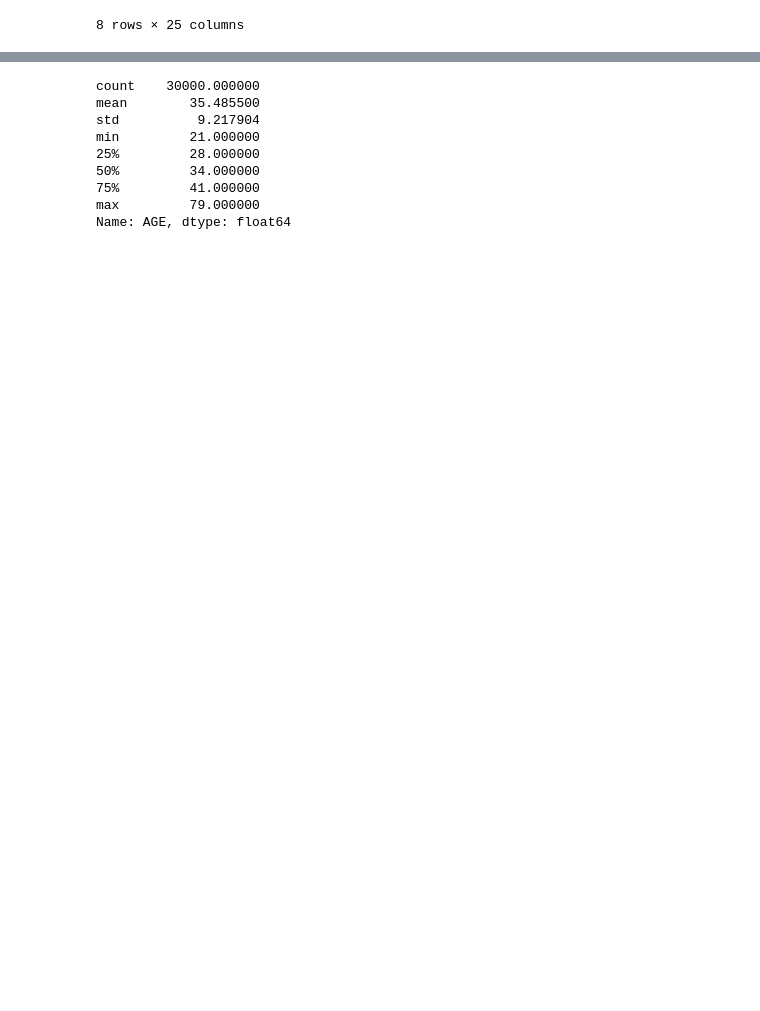
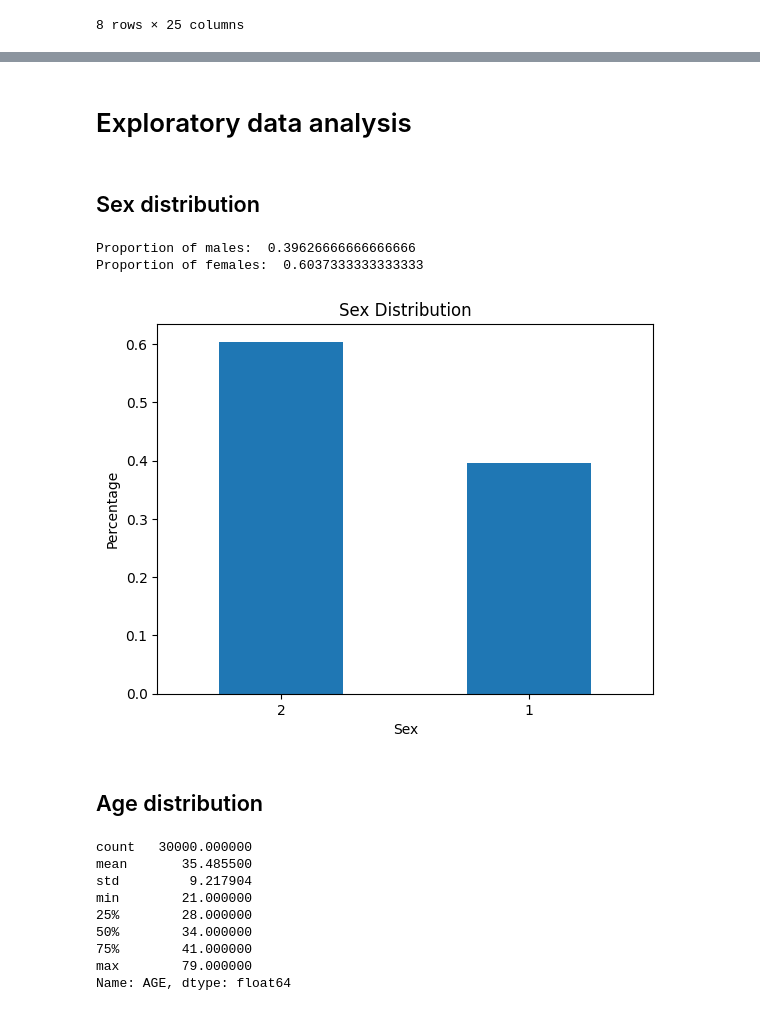
Before and after one commit to MaximeBoulat/AAI500-TeamProject, a Jupyter notebook: MaxNotebook.ipynb, the cells around one changed output, grey strips where cells are left out. Cells and saved outputs as stored; diff of their text form; code cells hidden in the pictures; blank space fills up the shorter version.

```diff
--- a/MaxNotebook.ipynb
+++ b/MaxNotebook.ipynb
@@ -61,0 +62,17 @@ df.describe()
+# %%
+# Define the columns
+bill_columns = ['BILL_AMT1', 'BILL_AMT2', 'BILL_AMT3', 'BILL_AMT4', 'BILL_AMT5', 'BILL_AMT6']
+pay_columns = ['PAY_AMT1', 'PAY_AMT2', 'PAY_AMT3', 'PAY_AMT4', 'PAY_AMT5', 'PAY_AMT6']
+
+# Method 1: Linear decay weights (most recent gets highest weight)
+# Weights: [6, 5, 4, 3, 2, 1] for [AMT1, AMT2, AMT3, AMT4, AMT5, AMT6]
+linear_weights = np.array([6, 5, 4, 3, 2, 1])
+linear_weights = linear_weights / linear_weights.sum()  # Normalize to sum to 1
+
+print("Linear weights:", linear_weights)
+
+# Calculate weighted averages
+df['WEIGHTED_BILL_AMT'] = np.average(df[bill_columns], weights=linear_weights, axis=1)
+df['WEIGHTED_PAY_AMT'] = np.average(df[pay_columns], weights=linear_weights, axis=1)
+
+df.head()
@@ -62,3 +182,33 @@ df.describe()
+# %% [markdown]
+# Exploratory data analysis
+# %% [markdown]
+## Sex distribution
+# %%
+sex = df['SEX']
+
+males = df[sex == 1]
+females = df[sex == 2]
+
+proportion_males = len(males) / len(df)
+proportion_females = len(females) / len(df)
+
+print("Proportion of males: ", proportion_males)
+print("Proportion of females: ", proportion_females)
+
+counted = sex.value_counts(normalize=True)
+counted.plot.bar()
+
+plt.title('Sex Distribution')
+plt.xlabel('Sex')
+plt.ylabel('Percentage')
+plt.xticks(rotation=0)
+plt.show()
+# %% [output]
+Proportion of males:  0.39626666666666666
+Proportion of females:  0.6037333333333333
+[figure, added]
+# %% [markdown]
+## Age distribution
 # %%
 age = df['AGE']
 age.describe()
```
Also changed, not shown: parts of 85 cells of this notebook.
